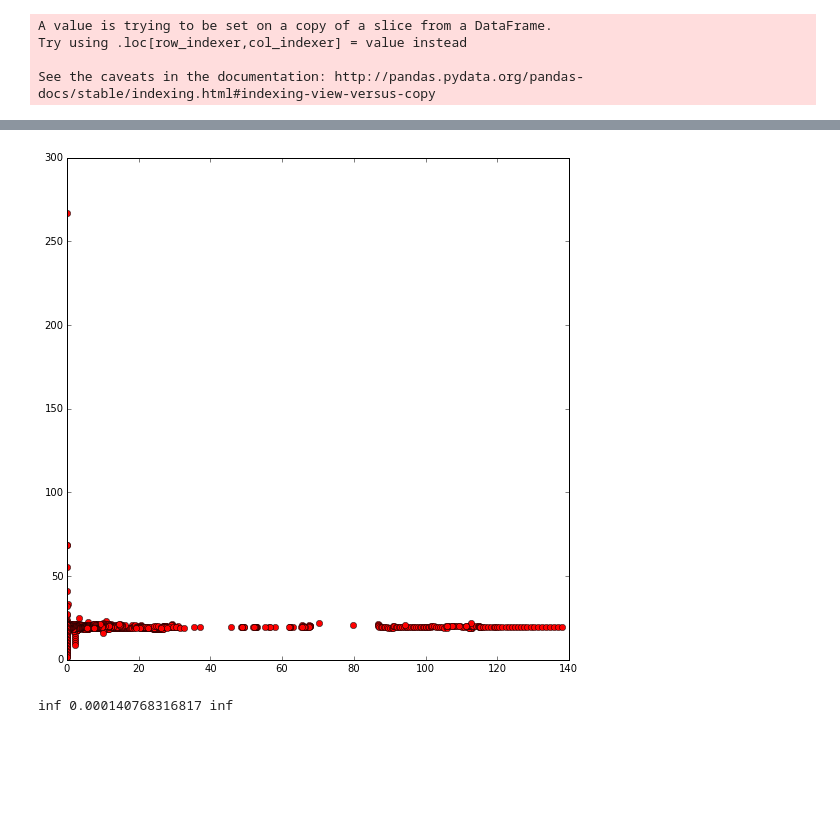
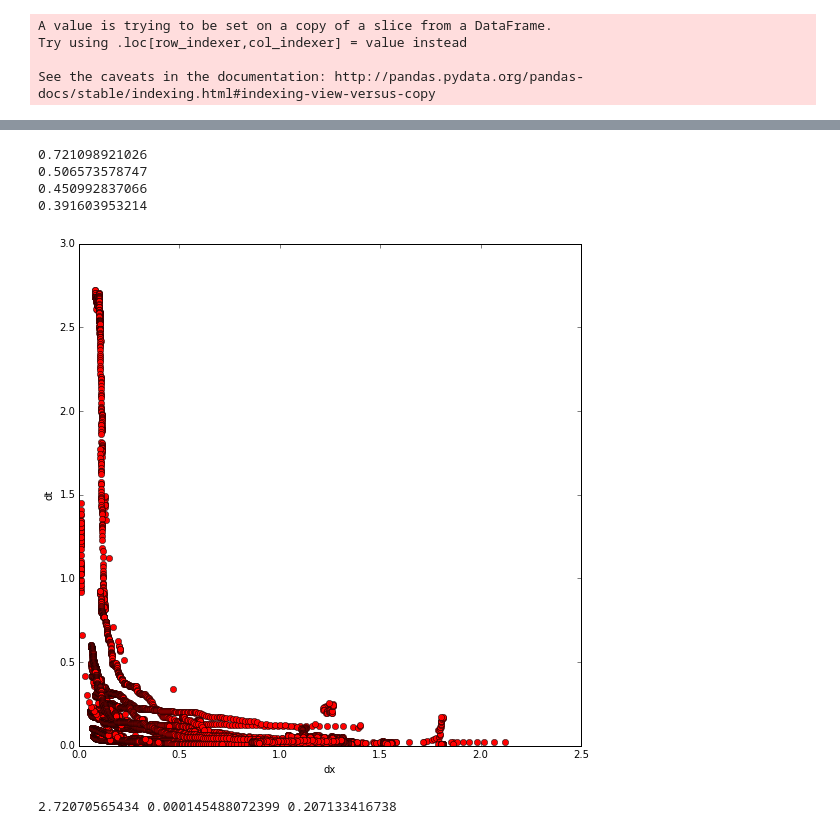
Before and after one commit to sophieclayton/KM1304_lengthscales, a Jupyter notebook: analysis/KM1304_fronts.ipynb, the cells around one changed output, grey strips where cells are left out. Saved outputs shown, nothing was run; the diff lists cells and outputs as text; code cells hidden in the pictures; blank space fills up the shorter version.

Commit message:
added more criteria to front detection

```diff
--- a/analysis/KM1304_fronts.ipynb
+++ b/analysis/KM1304_fronts.ipynb
@@ -147,39 +147,38 @@ See the caveats in the documentation: http://pandas.pydata.org/pandas-docs/stabl
 # identify location of fronts along the tracks
 # look at what Oliver did in model paper (Levy et al, 2015)
 
-crit = [0.025, 0.05, 0.0625] # density change criterion, density/km
+crit = [0.025, 0.05, 0.075, 0.1] # density change criterion, density/km
 
 # calculate running mean of density change over the track
-dx = 10 # length scale to averge the desnity change over
 
 front = pd.DataFrame()#columns = ['lat', 'lon', 'level'])
 
 for i in range(len(clean)):
     init = clean['x'][i]
     #print init
-    tmp = clean[(clean['x'] <= init + 20) & (clean['x']>= init)]
+    tmp = clean[(clean['x'] <= init + 40) & (clean['x']>= init)]
     dx = np.mean(np.abs(np.diff(tmp['x'])))
-    print dx
     if len(tmp)>= 15 and dx > 0.:
         drho = np.mean(np.abs(np.diff(tmp['density'])))
         dtmp = np.mean(np.abs(np.diff(tmp['ocean_tmp'])))
         dsal = np.mean(np.abs(np.diff(tmp['salinity'])))
 
-        if (dtmp >= crit[0] and dtmp < crit[1]):
+        if (dtmp/dx >= crit[0] and dtmp/dx < crit[1]):
             level = 1
-        elif (dtmp >= crit[1]):
+        elif (dtmp/dx >= crit[1] and dtmp/dx < crit[2]):
             level = 2
-        elif (dtmp >= crit[2]):
+        elif (dtmp/dx >= crit[2] and dtmp/dx < crit[3]):
             level = 3
+        elif (dtmp/dx >= crit[3]):
+            level = 4
         else:
             level = 0
 
         lon = np.mean(tmp['lon'])
         lat = np.mean(tmp['lat'])
         x = np.mean(tmp['x'])
-        dx = np.sum(np.abs(tmp['dx']))
 
-        front = front.append(pd.Series([lat, lon, x, dtmp, level, dx]),ignore_index=True)
+        front = front.append(pd.Series([lat, lon, x, dtmp/dx, level, dx]),ignore_index=True)
 
 
 front.rename(columns={0: 'lat', 1: 'lon', 2 : 'x', 3 : 'dtmp', 4: 'level', 5 : 'dx'}, inplace=True)
@@ -214,14 +197,22 @@ plt.show()
 # %%
-print len(front[front['level']>0])/len(clean)
-print len(front[front['level']>1])/len(clean)
-print len(front[front['level']>2])/len(clean)
+print len(front[front['level']>0])/len(front)
+print len(front[front['level']>1])/len(front)
+print len(front[front['level']>2])/len(front)
+print len(front[front['level']>3])/len(front)
+# %% [output]
+0.721098921026
+0.506573578747
+0.450992837066
+0.391603953214
 # %%
 fig = plt.figure(1, figsize=(9, 9), dpi = 600)
 
-plt.plot(front['dtmp'], front['dx'], 'or')
+plt.plot(front['dx'], front['dtmp'], 'or')
+plt.xlabel('dx')
+plt.ylabel('dt')
 plt.show()
 
 print np.max(front['dtmp']), np.min(front['dtmp']), np.mean(front['dtmp'])
 # %% [output]
-[figure, old version]
+[figure, new version]
-inf 0.000140768316817 inf
+2.72070565434 0.000145488072399 0.207133416738
```
Also changed, not shown: parts of 2 cells of this notebook.
